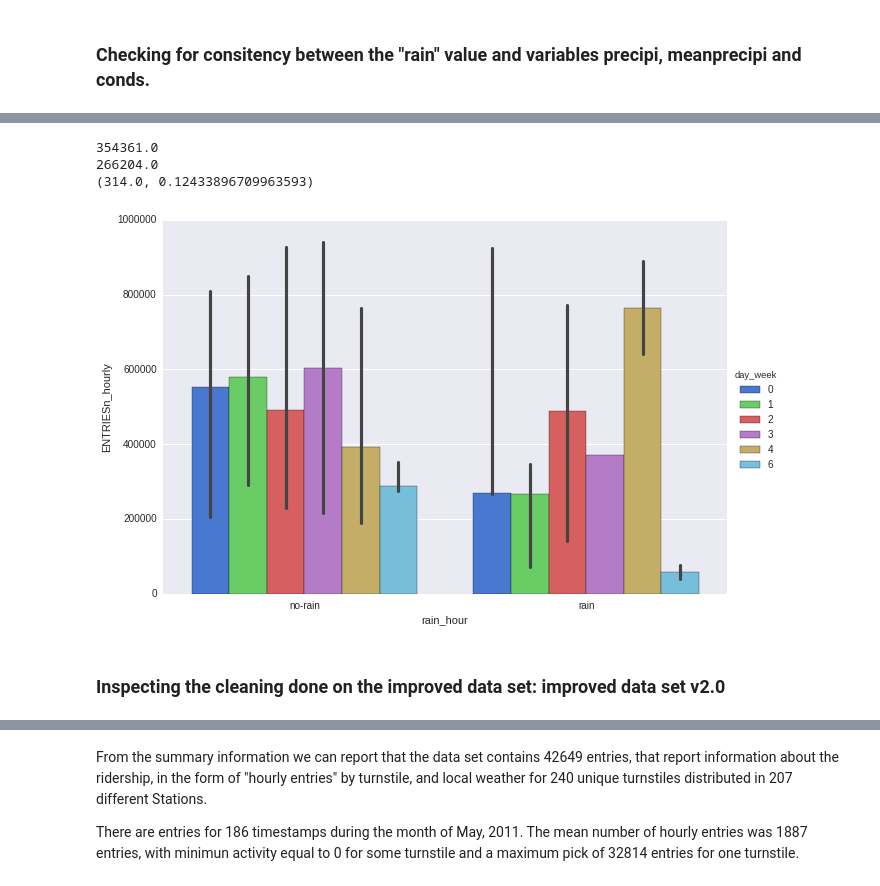
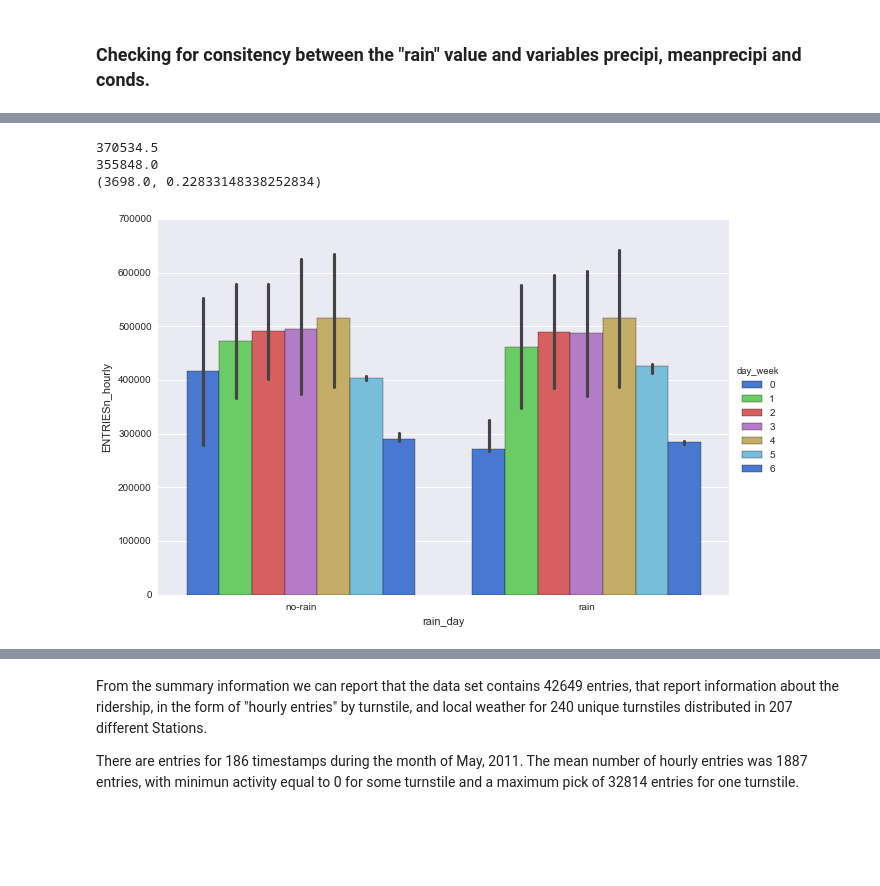
Before and after one commit to gornes/IntroToDS, a Jupyter notebook: Project1.ipynb, the cells around one changed output, grey strips where cells are left out. Cells and saved outputs as stored; diff of their text form; code cells hidden in the pictures; blank space fills up the shorter version.

```diff
--- a/Project1.ipynb
+++ b/Project1.ipynb
@@ -40,8 +43,7 @@ We load the data set from the given csv file into a Pandas DataFrame instance. T
 * Also, an `hour_week` column is created: this column represents the *hours of the week*, an integer with a value between 0 and 167, where 0 is Monday at 00:00 hours and 167 is Sunday at 23:00 hours.
 # %%
 improved_df = pd.read_csv(
-    '/home/itoledo/Dropbox/OnlineClass/Udacity/'
-    'Project1/improved-dataset/improved-dataset/turnstile_weather_v2.csv')
+    '/home/itoledo/Dropbox/OnlineClass/Udacity/IntroToDataScience/IntroToDS/turnstile_weather_v2.csv')
 improved_df['dateTime'] = improved_df.apply(
     lambda r: pd.datetime.strptime(r['datetime'], '%Y-%m-%d %H:%M:%S'), axis=1)
 improved_df = improved_df.set_index('dateTime', drop=False)
@@ -359,11 +401,12 @@ plt.legend()
 # %%
-weather = improved_df.groupby(['dateTime', 'weather_lat'])
-rain_daily = weather.mean()[['precipi', 'meanprecipi']].reset_index()
-rain_day = rain_daily.groupby('dateTime').mean()[['precipi', 'meanprecipi']]
-rain_day['day'] = rain_day.index.day
-rain_day['dateTime'] = rain_day.index.values
-rain_per_day = rain_day.groupby('day', as_index=False).precipi.mean()
-nycsubway_weather = pd.merge(nycsubway, rain_per_day, on='day', how='left')
-nycsubway_weather = pd.merge(nycsubway_weather, rain_day[['dateTime', 'precipi']], on='dateTime', how='left', suffixes=['day', 'hour'])
-nycsubway_weather['rain_day'] = nycsubway_weather.apply(lambda r: 'rain' if r['precipiday'] > 0.0 else 'no-rain', axis=1)
-nycsubway_weather['rain_hour'] = nycsubway_weather.apply(lambda r: 'rain' if r['precipihour'] > 0.0 else 'no-rain', axis=1)
+conditions_df = improved_df[['dateTime', 'day', 'weather_lat', 'weather_lon', 'precipi', 'meanprecipi', 'conds']].sort(['dateTime', 'weather_lat']).drop_duplicates()
+conditions_df['rain'] = conditions_df.apply(lambda r: 1 if r['conds'] in ['Rain', 'Light Rain', 'Heavy Rain', 'Light Drizzle'] else 0, axis=1)
+rain_time = conditions_df.groupby('dateTime', as_index=False).rain.max()
+rain_time.columns = pd.Index([u'dateTime', u'rain_hour'])
+rain_day = conditions_df.groupby('day', as_index=False).rain.max()
+rain_day.columns = pd.Index([u'day', u'rain_day'], dtype='object')
+
+nycsubway_weather = pd.merge(nycsubway, rain_time, on='dateTime', how='left')
+nycsubway_weather = pd.merge(nycsubway_weather, rain_day, on='day', how='left')
+nycsubway_weather['rain_day'] = nycsubway_weather.apply(lambda r: 'rain' if r['rain_day'] > 0.0 else 'no-rain', axis=1)
+nycsubway_weather['rain_hour'] = nycsubway_weather.apply(lambda r: 'rain' if r['rain_hour'] > 0.0 else 'no-rain', axis=1)
@@ -388,17 +479,16 @@ print scipy.stats.mannwhitneyu(dryhours, rainyhours)
 # %%
-seaborn.factorplot("rain_hour", "ENTRIESn_hourly", "day_week",
-                    data=nycsubway_weather.query('day != 30 and day_week != 5'), kind="bar",
-                    size=6, palette="muted", estimator=np.median, aspect=1.5)
-dryhours = nycsubway_weather.query('day != 30 and rain_hour == "no-rain" and day_week not in [0,3,4,5]').ENTRIESn_hourly
-rainyhours =  nycsubway_weather.query('day != 30 and rain_hour == "rain" and day_week not in [0,3,4,5]').ENTRIESn_hourly
-print dryhours.median()
-print rainyhours.median()
+seaborn.factorplot("rain_day", "ENTRIESn_hourly", "day_week",
+                    data=nycsubway_weather, kind="bar",
+                    size=6, palette="muted", estimator=np.median, aspect=1.5, ci=30)
+dry =  nycsubway_weather.query('rain_day == "no-rain"').ENTRIESn_hourly
+rain = nycsubway_weather.query('rain_day == "rain"').ENTRIESn_hourly
 
-print scipy.stats.mannwhitneyu(dryhours, rainyhours)
+print dry.median()
+print rain.median()
+
+print scipy.stats.mannwhitneyu(dry, rain)
 # %% [output]
-354361.0
-266204.0
-(314.0, 0.12433896709963593)
+370534.5
+355848.0
+(3698.0, 0.22833148338252834)
-[figure, old version]
+[figure, new version]
-# %% [markdown]
-### Inspecting the cleaning done on the improved data set: improved data set v2.0
```
Also changed, not shown: parts of 31 cells of this notebook.
